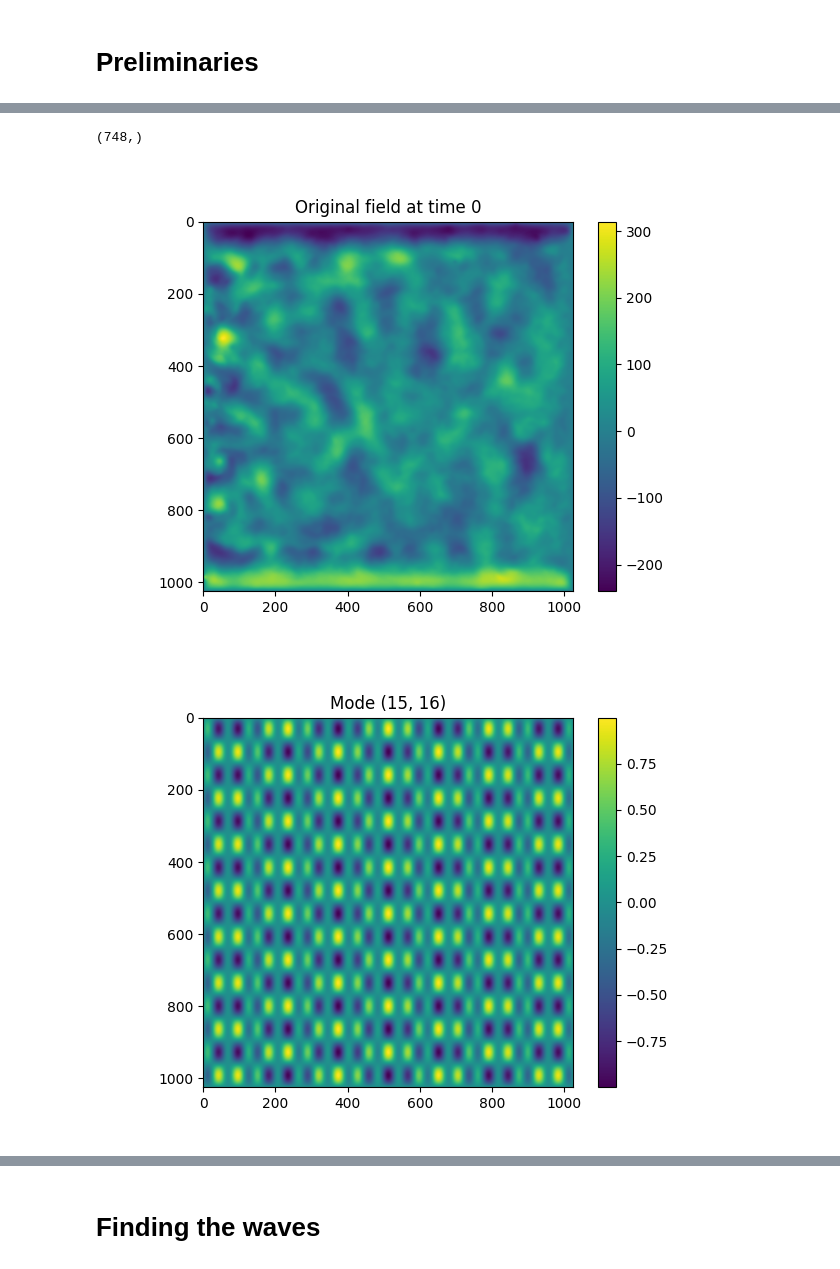
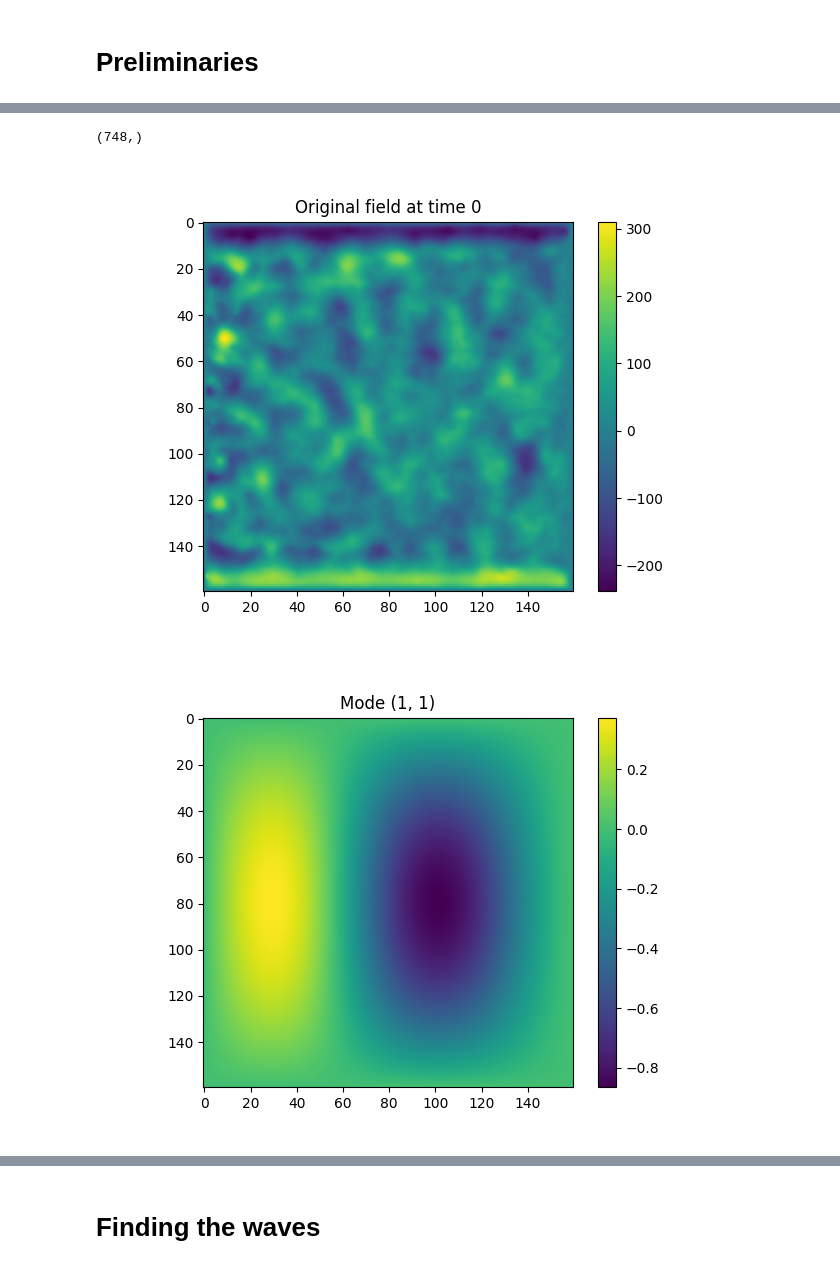
Before and after one commit to LennardMiller/Stage_M2, a Jupyter notebook: Basin Mode Projection/Rossby_diag_closed_case.ipynb, the cells around one changed output, grey strips where cells are left out. Cells and saved outputs as stored; diff of their text form; code cells hidden in the pictures.

```diff
--- a/Basin Mode Projection/Rossby_diag_closed_case.ipynb
+++ b/Basin Mode Projection/Rossby_diag_closed_case.ipynb
@@ -19,8 +19,8 @@ from joblib import Parallel, delayed
 # Number of simulation
 n = 517
 
-# Choose between 'local' or 'dahu'
-where = 'dahu'
+# Choose between 'local' or 'dahu' or 'dahu_downsized'
+where = 'dahu_downsized'
 
 # Reading the netcdf file
 if where == 'local':
@@ -32,6 +32,12 @@ if where == 'local':
 elif where == 'dahu':
     simu_name = 'dahu_' + str(n)
     Path = '/home/massoale/Simu_Test/simu_dahu/simu_dahu' + str(n) + '/outdir_0001/'
+
+elif where == 'dahu_downsized':
+    simu_name = 'dahu_' + str(n)
+    Path = '/home/massoale/Simu_Test/simu_dahu/simu_dahu' + str(n) + '/outdir_downsized/'
+    Path_bis = '/home/massoale/Simu_Test/simu_dahu/simu_dahu' + str(n) + '/outdir_0001/'
+
 else:
     print('Error: where not recognized')
     sys.exit()
@@ -52,23 +58,32 @@ y = dataset['y'].data
 psi = dataset['psi'].isel( level=0).data
 q = dataset['q'].isel(level=0).data
 print("shape of psi :",np.shape(psi))
+
+
 # Lecture des paramètres :
-param = io.read_params(Path)
-print(param)
+if where == 'dahu_downsized':
+    param = io.read_params(Path_bis)
+    nx = 160
+    ny = 160
+    param['NX'] = nx
+    param['NY'] = ny
+else:
+    param = io.read_params(Path)
+    nx = int(param['NX'])
+    ny = int(param['NY'])
+
 f0 = param['f0']
 beta = param['beta']
 hEkb = param['hEkb']
 dh = param['dh'][0]
 Lx = param['Lx']
-nx = int(param['NX'])
-ny = int(param['NY'])
 k_f = param['k_f']
 sigma_f = param['sigma_f']
 bc_fac = param['bc_fac']
 nu_hyper = param['nu_hyper']
 n_hyper = param['n_hyper']
 dt_out = param['dt_out']
-
+print(param)
 plt.figure()
 plt.imshow(psi[-2, :, :])
 # %% [output]
@@ -115,6 +157,6 @@ Just look arround n 9.999999999992701
 # %%
-m_sel=15
-n_sel=16
+m_sel=1
+n_sel=1
 
 time_sel=np.arange(0,len(t),1,dtype=int)
 time_plotted=0
@@ -125,32 +167,32 @@ print(np.shape(psi_mn))
 plt.figure()
 plt.imshow(psi[time_plotted, :, :])
 plt.colorbar()
 plt.title(f'Original field at time {time_plotted}')
 plt.show()
 
 # Construct and visualize the mode
 N = np.shape(psi[time_plotted, :, :])[-1]
 x = np.linspace(0, Lx, N)
 y = np.linspace(0, Lx, N)
 X, Y = np.meshgrid(x, y)
 
 mode = np.exp(-1j*np.pi*np.sqrt(m_sel**2 + n_sel**2)*X/Lx) * np.sin(m_sel*np.pi*X/Lx) * np.sin(n_sel*np.pi*Y/Lx)
 
 plt.figure()
 plt.imshow(np.real(mode))
 plt.colorbar()
 plt.title(f'Mode ({m_sel}, {n_sel})')
 plt.show()
 
 # Reconstruct and visualize the projected field
 reconstructed_field = np.real(psi_mn[time_plotted] * mode)
 
 plt.figure()
 plt.imshow(reconstructed_field)
 plt.colorbar()
 plt.title(f'Projection of psi on mode ({m_sel}, {n_sel})')
 plt.show()
 # %% [output]
 (748,)
-[figure, old version]
+[figure, new version]
-[figure, old version]
+[figure, new version]
```
Also changed, not shown: parts of 15 cells of this notebook, 20 other files.
